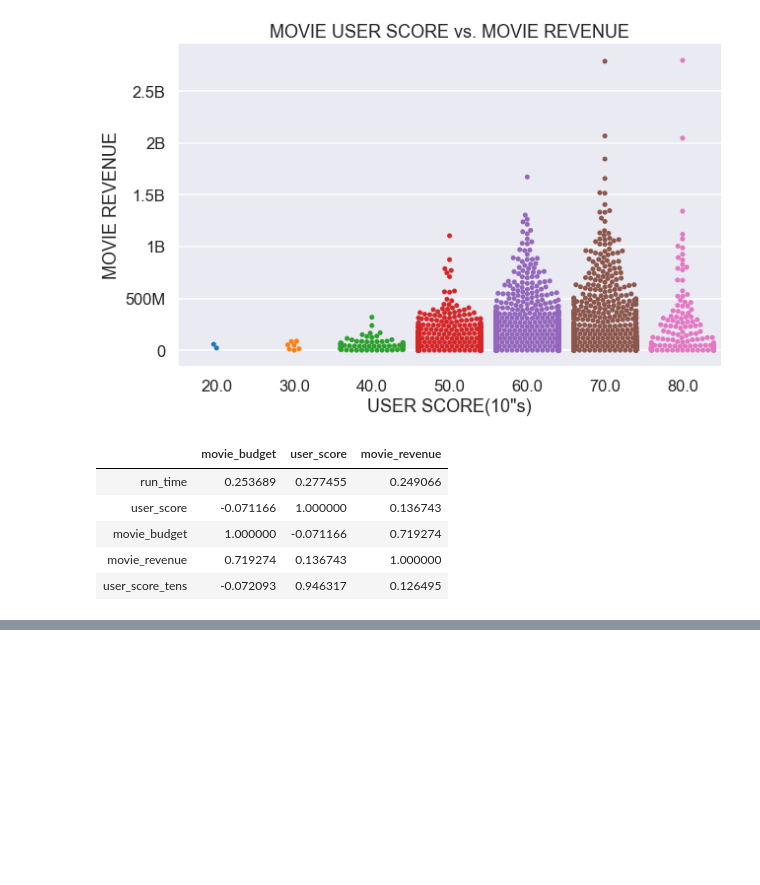
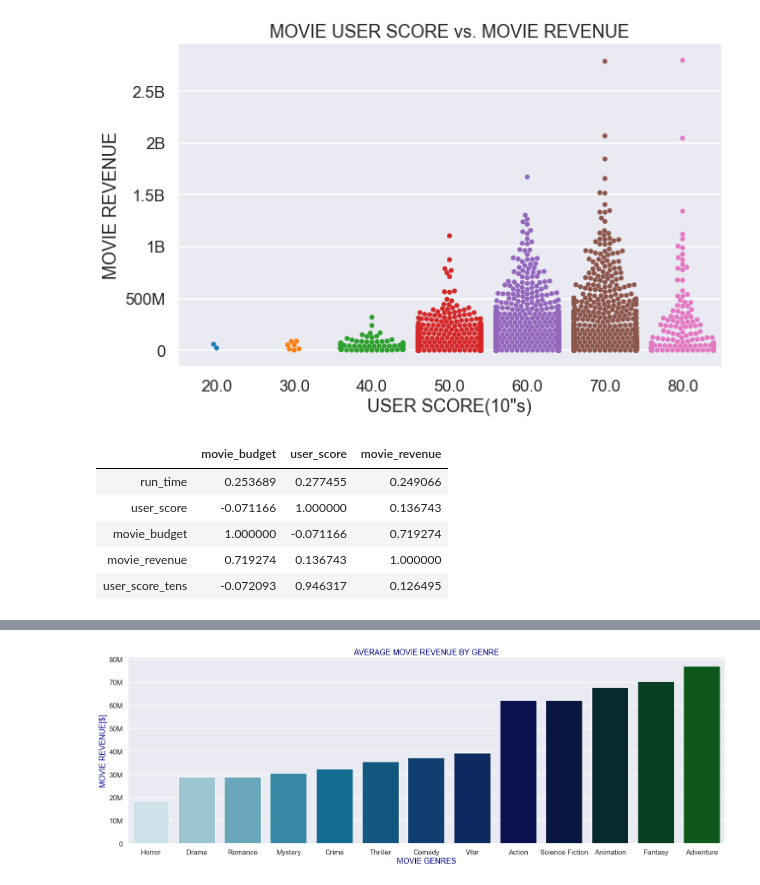
Before and after one commit to gabrieljarosi/dsc-mod-1-project-v2-1-onl01-dtsc-pt-041320, a Jupyter notebook: student.ipynb, the cells around one changed output, grey strips where cells are left out. Drawn from its saved outputs; the diff is of its cells as text; code cells hidden in the pictures; blank space fills up the shorter version.

```diff
--- a/student.ipynb
+++ b/student.ipynb
@@ -686 +609,13 @@ avg_df
+# %%
+#CREATING A AVERAGE MOVIE REVENUE BY GENRE GRAPH
+plt.figure(figsize = (25,8))
+avg_barplot = sns.barplot(x="Genre", y="Average_Budget",  data=avg_df_bud, palette = ('ocean_r'))
+plt.title('AVERAGE MOVIE REVENUE BY GENRE',fontsize=18, color = 'darkblue')
+plt.ylabel('MOVIE REVENUE[$]',fontsize=18, color = 'darkblue')
+plt.xlabel('MOVIE GENRES',fontsize=18, color = 'darkblue')
+ax = plt.gca()
+ax.yaxis.set_major_formatter(tick.FuncFormatter(reformat_large_tick_values))
+plt.show()
+# %% [output]
+[figure, added]
 # %%
```
Also changed, not shown: parts of 35 cells of this notebook.
